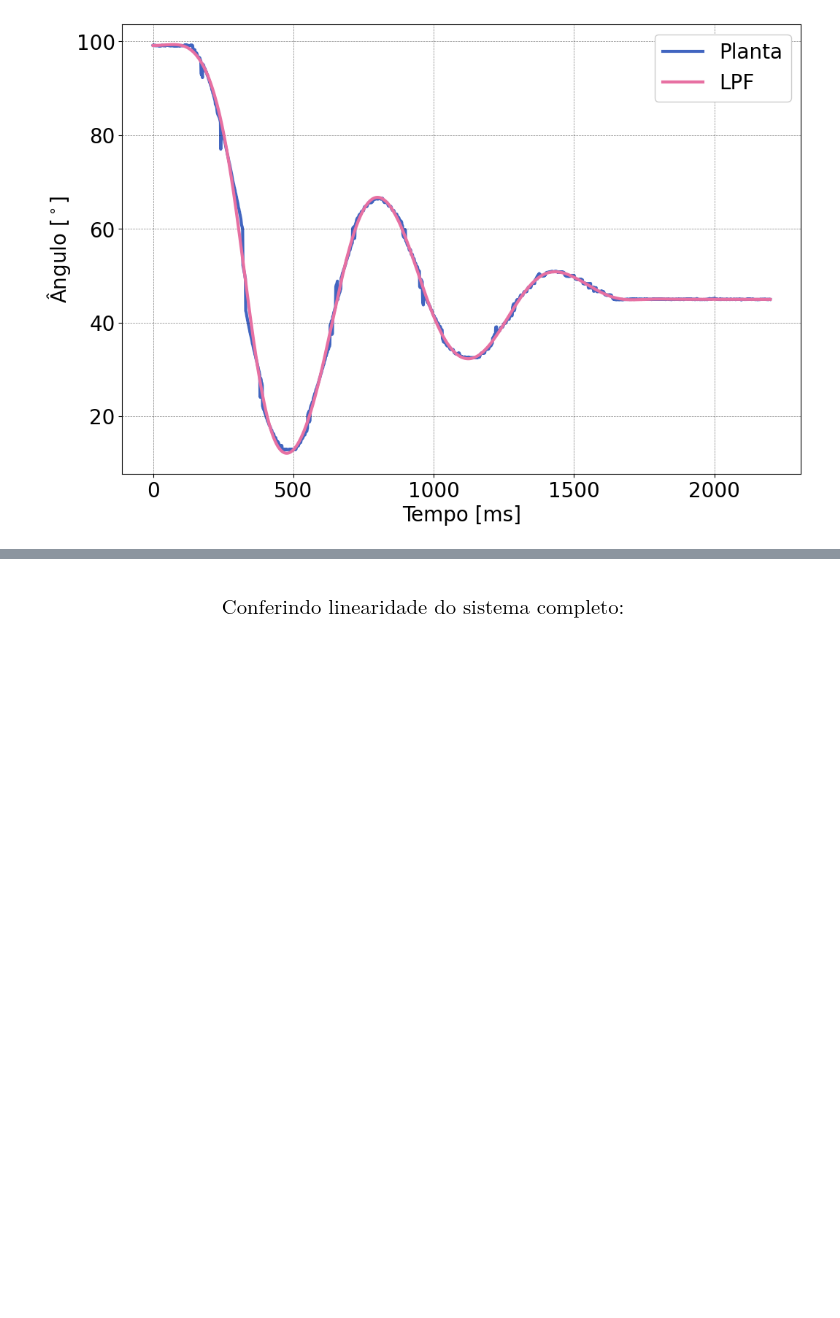
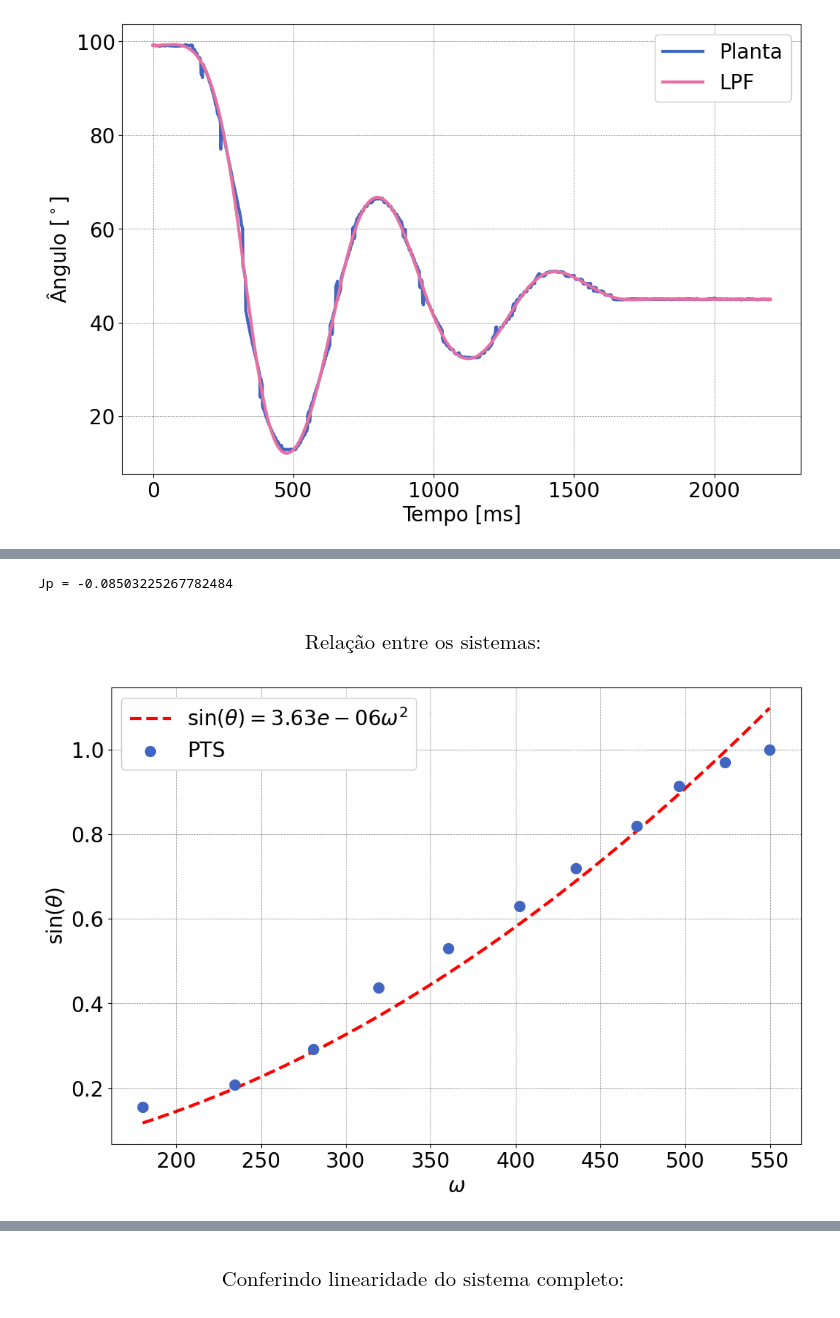
Before and after one commit to ErickNMA/LCD, a Jupyter notebook: ensaios_planta/fan-plate_analisys.ipynb, the cells around one changed output, grey strips where cells are left out. Cells and saved outputs as stored; diff of their text form; code cells hidden in the pictures; blank space fills up the shorter version.

```diff
--- a/ensaios_planta/fan-plate_analisys.ipynb
+++ b/ensaios_planta/fan-plate_analisys.ipynb
@@ -36,12 +37,14 @@ syspts = np.loadtxt('pontos-sistema.txt')   #tensao  ângulo
 syspts2 = np.loadtxt('pontos-sistema2.txt')   #tensao  ângulo
 osc = np.loadtxt('oscs\osc1.txt')            #tempo  angulo  ref usig
 calib = np.loadtxt('calib.txt')            #tempo  angulo  ref usig
+wxth = np.loadtxt('wxth.txt')           #velocidade  ângulo
 # %%
 osc = [(osc[:, 0]-osc[0][0]), osc[:, 1], osc[:, 2], osc[:, 3]]
 motpts = [motpts[:, 0], motpts[:, 1], motpts[:, 2]]
 syspts = [syspts[:, 0], syspts[:, 1]]
 syspts2 = [syspts2[:, 0], syspts2[:, 1]]
 calib = [(calib[:, 0]-calib[0][0]), calib[:, 1], calib[:, 2], calib[:, 3]]
+wxth = [wxth[:, 0], wxth[:, 1]]
 # %% [markdown]
 ### $$ \text{Ensaio de rotor bloqueado (tensão nominal):}$$
 # %%
@@ -214,0 +281,42 @@ The PostScript backend does not support transparency; partially transparent arti
+# %%
+#Cálculo do momento de inércia:
+m = 0.072
+g = 9.81
+l = 0.068
+
+tg = (m*g*l)
+
+Jp = (((((tg*(T**2))+(T*np.sqrt(abs(((tg*T)**2)-(8*(np.pi**2)*tg*bp)))))/(8*(np.pi**2))))-(bp/2))
+print(f'Jp = {Jp}')
+# %% [output]
+Jp = -0.08503225267782484
+# %% [markdown]
+### $$ \text{Relação entre os sistemas:}$$
+# %%
+#Dados:
+wmot = wxth[0]*2*np.pi/60
+sinth = np.sin(np.radians(wxth[1]))
+
+#Ajuste cúbico sem termo independente:
+A = []
+for w in wmot:
+    A.append([w**2])
+A = np.array(A)
+B = np.array(sinth)[:, np.newaxis]
+C = (np.linalg.inv(A.T@A)@A.T@B).T[0]
+
+c2 = C[0]
+
+wlin = np.linspace(wmot[0], wmot[-1], 100)
+sincalc = np.polyval(np.array([c2, 0, 0]), wlin)
+
+#Plot:
+plt.figure()
+plt.plot(wlin, sincalc, linestyle='dashed', color='r', zorder=0, label=f'$\sin(\\theta) = {round(c2,8)}\omega^2$')
+plt.scatter(wmot, sinth, zorder=1, linewidth=5, label='PTS')
+plt.ylabel('$\sin(\\theta)$')
+plt.xlabel('$\omega$')
+plt.legend()
+plt.show()
+# %% [output]
+[figure, added]
```
Also changed, not shown: parts of 5 cells of this notebook, 8 other files.
